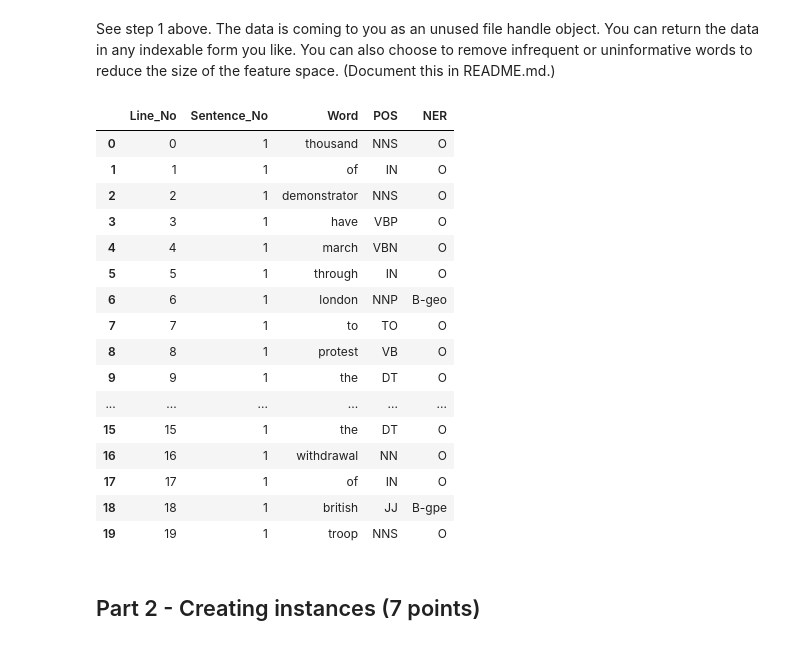
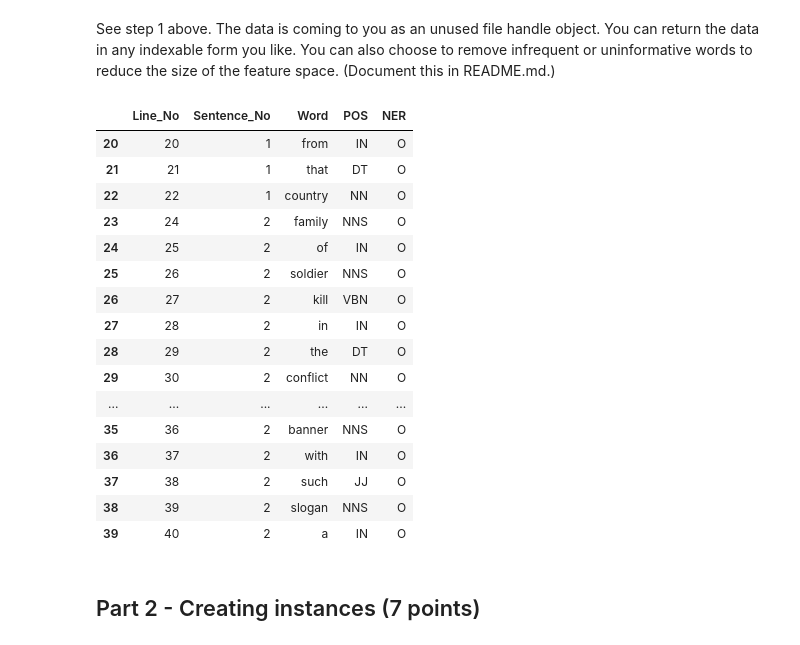
Before and after one commit to saraby/lt2222-v21-a2, a Jupyter notebook: LT2222 V21 Assignment 2 - named entity classification.ipynb, the cells around one changed output. Cells and saved outputs as stored; diff of their text form; code cells hidden in the pictures.

```diff
--- a/LT2222 V21 Assignment 2 - named entity classification.ipynb
+++ b/LT2222 V21 Assignment 2 - named entity classification.ipynb
@@ -86,26 +86,26 @@ See step 1 above.  The data is coming to you as an unused file handle object.  Y
 # %%
 
 inputdata = a2.preprocess(gmbfile)
 gmbfile.close()
-inputdata[0:20]
+inputdata[20:40]
 # %% [output]
 |  | Line_No | Sentence_No | Word | POS | NER |
-| 0 | 0 | 1 | thousand | NNS | O |
-| 1 | 1 | 1 | of | IN | O |
-| 2 | 2 | 1 | demonstrator | NNS | O |
-| 3 | 3 | 1 | have | VBP | O |
-| 4 | 4 | 1 | march | VBN | O |
-| 5 | 5 | 1 | through | IN | O |
-| 6 | 6 | 1 | london | NNP | B-geo |
-| 7 | 7 | 1 | to | TO | O |
-| 8 | 8 | 1 | protest | VB | O |
-| 9 | 9 | 1 | the | DT | O |
+| 20 | 20 | 1 | from | IN | O |
+| 21 | 21 | 1 | that | DT | O |
+| 22 | 22 | 1 | country | NN | O |
+| 23 | 24 | 2 | family | NNS | O |
+| 24 | 25 | 2 | of | IN | O |
+| 25 | 26 | 2 | soldier | NNS | O |
+| 26 | 27 | 2 | kill | VBN | O |
+| 27 | 28 | 2 | in | IN | O |
+| 28 | 29 | 2 | the | DT | O |
+| 29 | 30 | 2 | conflict | NN | O |
 | ... | ... | ... | ... | ... | ... |
-| 15 | 15 | 1 | the | DT | O |
-| 16 | 16 | 1 | withdrawal | NN | O |
-| 17 | 17 | 1 | of | IN | O |
-| 18 | 18 | 1 | british | JJ | B-gpe |
-| 19 | 19 | 1 | troop | NNS | O |
+| 35 | 36 | 2 | banner | NNS | O |
+| 36 | 37 | 2 | with | IN | O |
+| 37 | 38 | 2 | such | JJ | O |
+| 38 | 39 | 2 | slogan | NNS | O |
+| 39 | 40 | 2 | a | IN | O |
 # %% [markdown]
 ## Part 2 - Creating instances (7 points)
 # %% [markdown]
```
Also changed, not shown: parts of 8 cells of this notebook, 2 other files.
